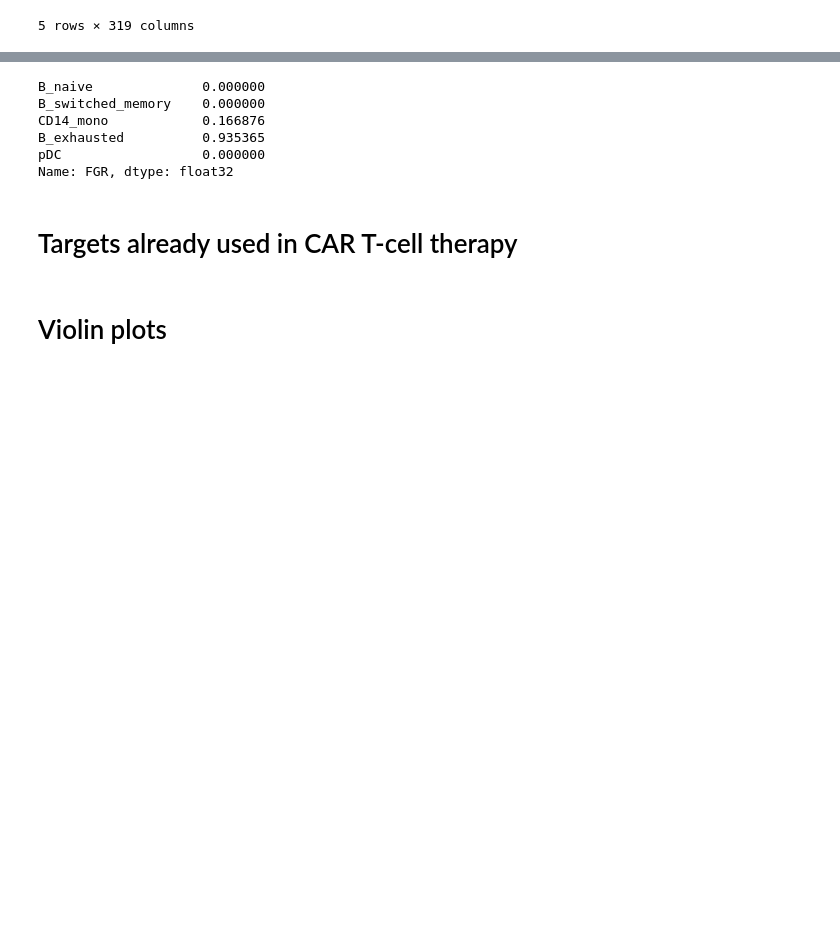
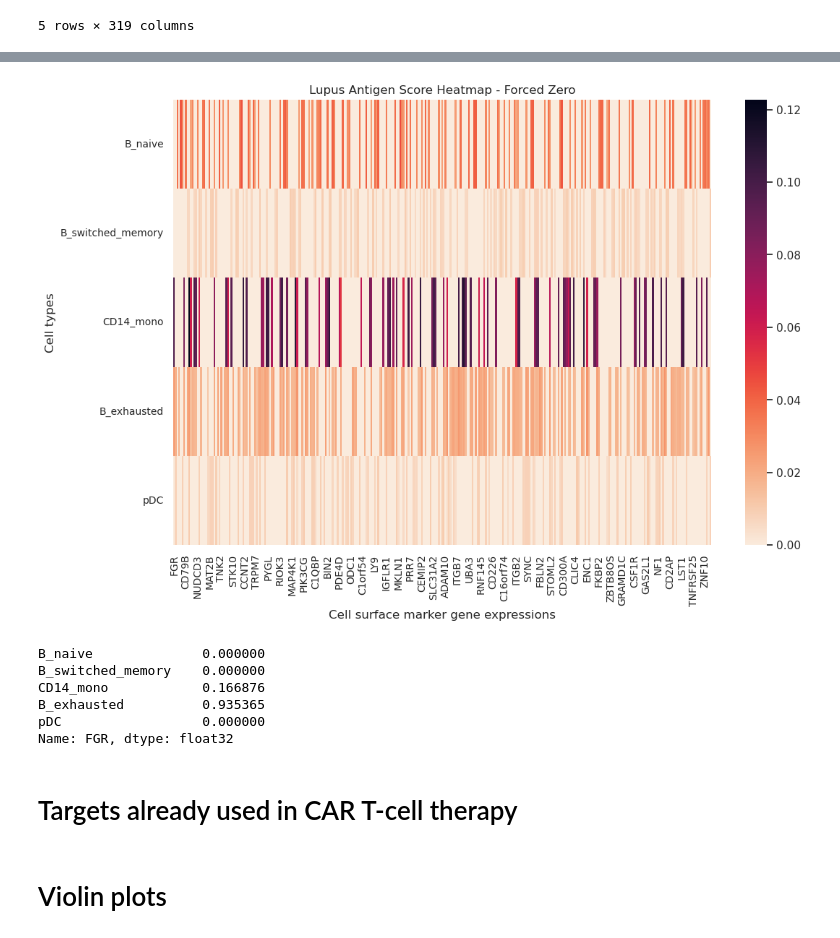
Before and after one commit to Norange01/scRNA-seq_Analysis, a Jupyter notebook: CAR T-Cell Therapy Target Assessment Lupus.ipynb, the cells around one changed output, grey strips where cells are left out. Cells and saved outputs as stored; diff of their text form; code cells hidden in the pictures; blank space fills up the shorter version.

```diff
--- a/CAR T-Cell Therapy Target Assessment Lupus.ipynb
+++ b/CAR T-Cell Therapy Target Assessment Lupus.ipynb
@@ -807,3 +797,48 @@ fig.savefig(dataset+"_heatmap.png")
+# %%
+import matplotlib.pyplot as plt
+import numpy as np
+import seaborn as sns
+from matplotlib.colors import LogNorm
+
+averagedMatrix=[]
+sums=[]
+for cell_t in cellTypes:
+    temp_df= cellMatrix.loc[cellMatrix['cell_type']==cell_t]
+    averagedMatrix.append(cellMatrix.loc[cellMatrix['cell_type']==cell_t].median())
+    sums.append(adata.obs.loc[adata.obs["cell_type"]==cell_t,"total_counts"].sum()) # sum number of cells for each cell type
+averagedMatrix=pd.DataFrame(averagedMatrix)
+averagedMatrix.index=cellTypes
+averagedMatrix.clip(0, inplace=True)
+sums=sums/sum(sums)
+#display(averagedMatrix['FGR'])
+#upregProts_effective=averagedMatrix.loc[:,upregProts].sum(axis=1, numeric_only=True)/len(upregProts)
+upregProts_effective=averagedMatrix.loc[:,upregProts].mean(axis=1)
+#print(upregProts_effective)
+#scoreMatrix=abundanceMatrix.copy()
+scoreMatrix=abundanceMatrix_trueZero.mul(upregProts_effective, axis=0) # multiply by upregulated protein presence in each cell type
+scoreMatrix=scoreMatrix.mul(sums, axis=0)
+#scoreMatrix=scoreMatrix[genes_found]
+#display(abundanceMatrix)
+#display(scoreMatrix)
+# Filter averagedMatrix to keep only columns that are in surf_markers
+#abundanceMatrix = averagedMatrix.loc[:, averagedMatrix.columns.isin(surf_markers)].copy()
+
+#display(markers_averagedMatrix)
+sns.set_theme(style="whitegrid", palette="pastel")
+fig,ax=plt.subplots(figsize=(12,8))
+#norm=LogNorm(vmin=1/10000, vmax=10)
+scoreMatrix=scoreMatrix.dropna(axis=1, how='all')
+sns_plot=sns.heatmap(scoreMatrix,ax=ax,cmap='rocket_r')
+
+ax.set_title("Lupus Antigen Score Heatmap - Forced Zero")
+ax.set(xlabel='Cell surface marker gene expressions', ylabel='Cell types')
+#ax.set_xticks(range(len(nonzero_markers_averagedMatrix.columns)))
+
+#ax.set_xticklabels(nonzero_markers_averagedMatrix.columns)
+sns_plot.tick_params(labelsize=10)
+fig.savefig(dataset+"_trueZero_heatmap.png")
+# %% [output]
+[figure, added]
 # %%
 averagedMatrix.mul(upregProts_effective, axis=0)['FGR']
 # %% [output]
```
Also changed, not shown: parts of 4 cells of this notebook.
